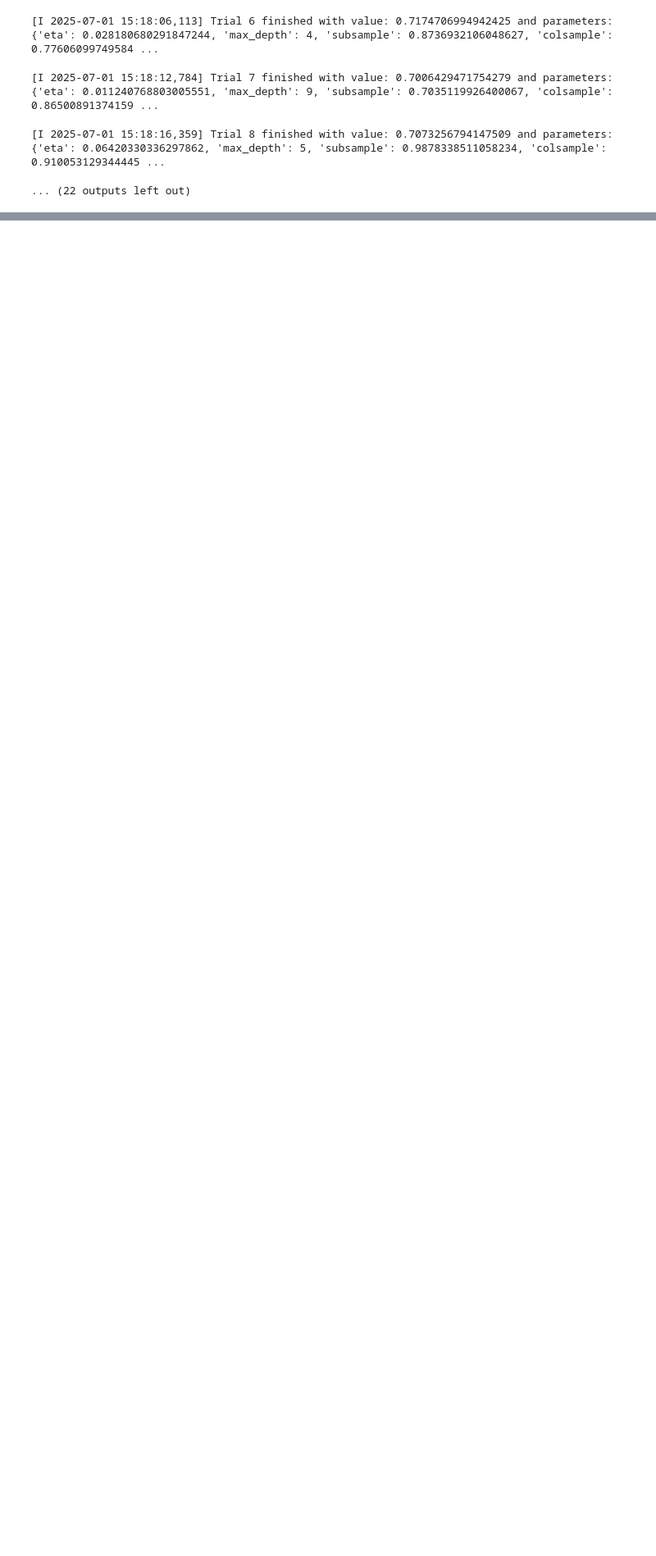
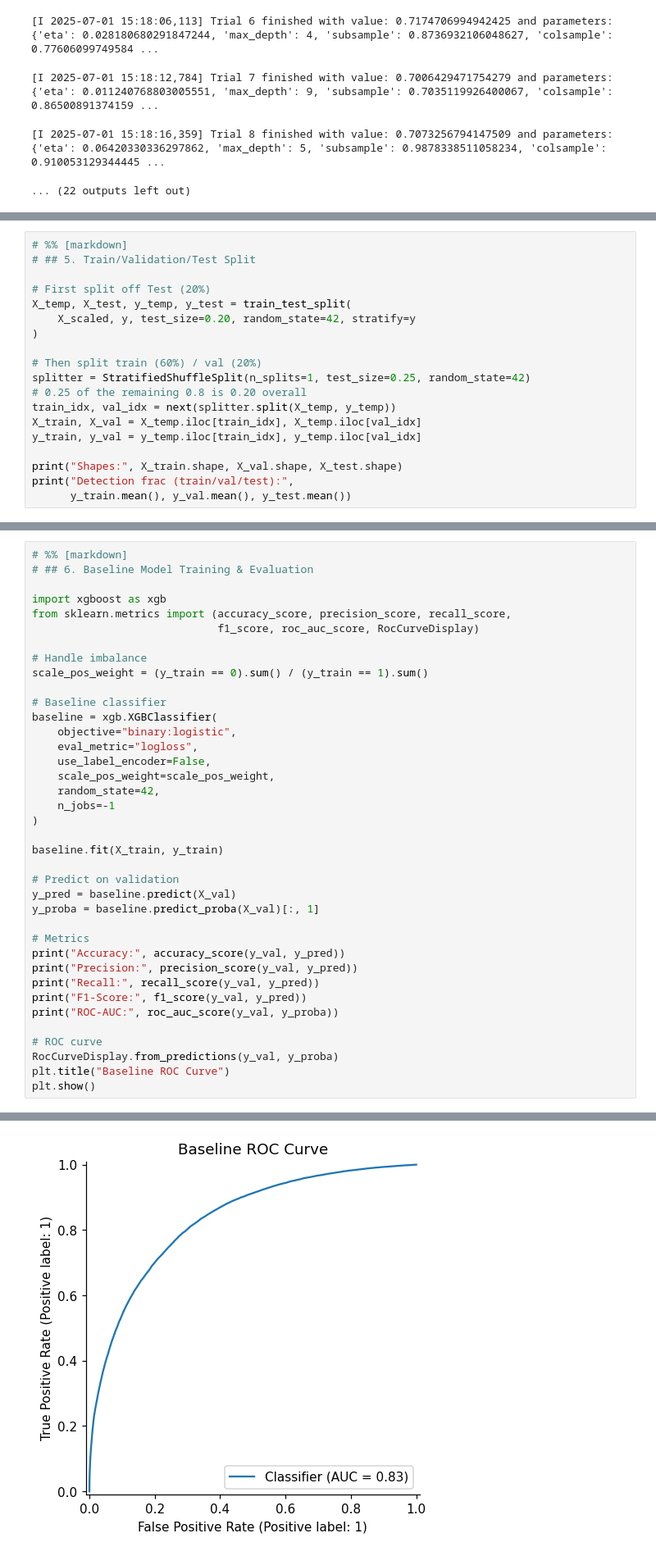
Before and after one commit to tanmay-starslab/OVI_IGrM, a Jupyter notebook: Code/training_data.ipynb, the cells around one changed output, grey strips where cells are left out. Shown at 82% size. Cells and saved outputs as stored; diff of their text form; blank space fills up the shorter version.

```diff
--- a/Code/training_data.ipynb
+++ b/Code/training_data.ipynb
@@ -636,0 +752,19 @@ plt.show()
+# %%
+# %% [markdown]
+# ## 5. Train/Validation/Test Split
+
+# First split off Test (20%)
+X_temp, X_test, y_temp, y_test = train_test_split(
+    X_scaled, y, test_size=0.20, random_state=42, stratify=y
+)
+
+# Then split train (60%) / val (20%)
+splitter = StratifiedShuffleSplit(n_splits=1, test_size=0.25, random_state=42)
+# 0.25 of the remaining 0.8 is 0.20 overall
+train_idx, val_idx = next(splitter.split(X_temp, y_temp))
+X_train, X_val = X_temp.iloc[train_idx], X_temp.iloc[val_idx]
+y_train, y_val = y_temp.iloc[train_idx], y_temp.iloc[val_idx]
+
+print("Shapes:", X_train.shape, X_val.shape, X_test.shape)
+print("Detection frac (train/val/test):",
+      y_train.mean(), y_val.mean(), y_test.mean())
@@ -636,0 +774,39 @@ plt.show()
+# %%
+# %% [markdown]
+# ## 6. Baseline Model Training & Evaluation
+
+import xgboost as xgb
+from sklearn.metrics import (accuracy_score, precision_score, recall_score,
+                             f1_score, roc_auc_score, RocCurveDisplay)
+
+# Handle imbalance
+scale_pos_weight = (y_train == 0).sum() / (y_train == 1).sum()
+
+# Baseline classifier
+baseline = xgb.XGBClassifier(
+    objective="binary:logistic",
+    eval_metric="logloss",
+    use_label_encoder=False,
+    scale_pos_weight=scale_pos_weight,
+    random_state=42,
+    n_jobs=-1
+)
+
+baseline.fit(X_train, y_train)
+
+# Predict on validation
+y_pred = baseline.predict(X_val)
+y_proba = baseline.predict_proba(X_val)[:, 1]
+
+# Metrics
+print("Accuracy:", accuracy_score(y_val, y_pred))
+print("Precision:", precision_score(y_val, y_pred))
+print("Recall:", recall_score(y_val, y_pred))
+print("F1-Score:", f1_score(y_val, y_pred))
+print("ROC-AUC:", roc_auc_score(y_val, y_proba))
+
+# ROC curve
+RocCurveDisplay.from_predictions(y_val, y_proba)
+plt.title("Baseline ROC Curve")
+plt.show()
+# %% [output]
@@ -636,0 +818 @@ plt.show()
+[figure, added]
```
Also changed, not shown: parts of 15 cells of this notebook, 4 other files.
